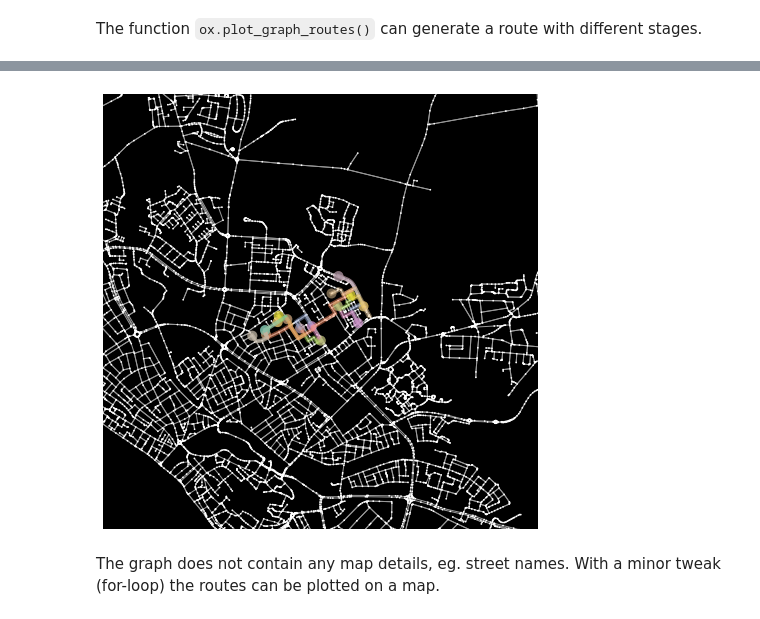
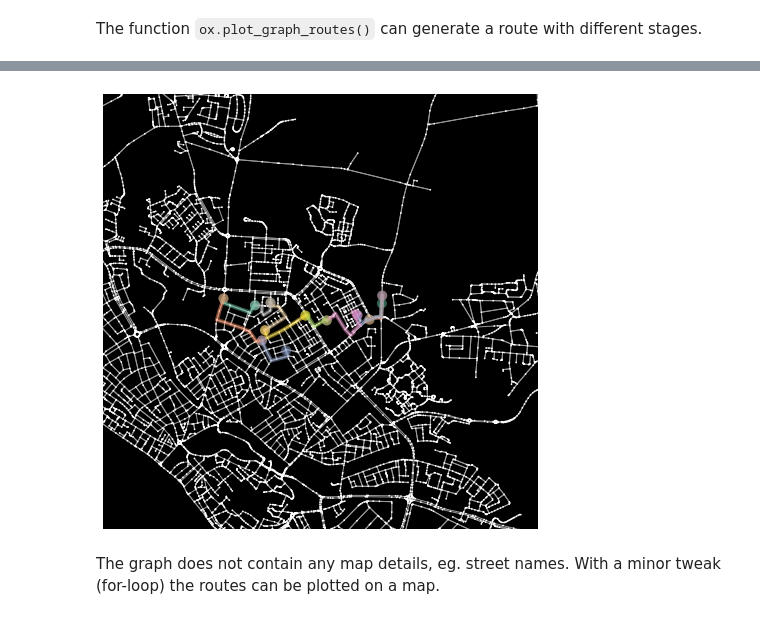
Before and after one commit to buurenzo/gomea, a Jupyter notebook: generate_routes.ipynb, the cells around one changed output, grey strips where cells are left out. Saved outputs shown, nothing was run; the diff lists cells and outputs as text; code cells hidden in the pictures.

```diff
--- a/generate_routes.ipynb
+++ b/generate_routes.ipynb
@@ -85,7 +87,6 @@ dict_keys(['n', 'v', 'd', 'p', 'tw', 'Q', 'u', 'ss', 'feasibleShiftsForClients']
 ### Solve for optimal routes
 The function` gomea_solve()` contains the genetic algorithm. It requires an Instance object and returns a dictionary.
 # %%
-if(results==None):
-    results = gomea.gomea_solve(ins)
+results = gomea.gomea_solve(ins)
 results.keys()
 # %% [output]
@@ -101,14 +123,17 @@ print(results['route'])
 The quality of the calculated routes can be assessed by plotting them on a map. First the routes are recombined with source data and put into a data frame.
 # %%
 routes_array = results['route']
-cols = ['route_id', 'activity_id', 'shift_id', 'longitude', 'latitude']
+arrivals_array = results['arrival']
+cols = ['route_id', 'arrival', 'activity_id', 'shift_id', 'longitude', 'latitude']
 routes_list = []
 for rt, route in enumerate(routes_array):
-    for act in route:
+    for a, act in enumerate(route):
         activity = source_data[source_data['activity_id'] == act]
-        activity_id, shift_id, longitude, latitude = activity[cols[1:]].values[0] # exclude 'route_id' from cols
-        temp_arr = [rt, activity_id, shift_id, longitude, latitude]
+        arrival = arrivals_array[rt][a]
+        activity_id, shift_id, longitude, latitude = activity[cols[2:]].values[0]
+        temp_arr = [rt, arrival, activity_id, shift_id, longitude, latitude]
         routes_list.append(temp_arr)
 routes_df = pd.DataFrame(routes_list, columns=cols)
-routes_df
+routes_df.to_csv('routes_data.csv', index=False)
+routes_df.head()
 # %% [output]
@@ -195,7 +215,7 @@ print(route_list)
 # %% [markdown]
 The function `ox.plot_graph_routes()` can generate a route with different stages.
 # %%
-route_id = 5
+route_id = 4
 route_list = calc_route(route_id, routes_df, deventer_graph)
 mid = [statistics.mean(routes_df.longitude), statistics.mean(routes_df.latitude)]
 bbox = ox.utils_geo.bbox_from_point((mid[1], mid[0]), dist=2000)
@@ -215,4 +235,4 @@ fig, ax = ox.plot_graph_routes(
-[figure, old version]
+[figure, new version]
 # %% [markdown]
 The graph does not contain any map details, eg. street names. With a minor tweak (for-loop) the routes can be plotted on a map.
 # %%
```
Also changed, not shown: parts of 13 cells of this notebook, 2 other files.
